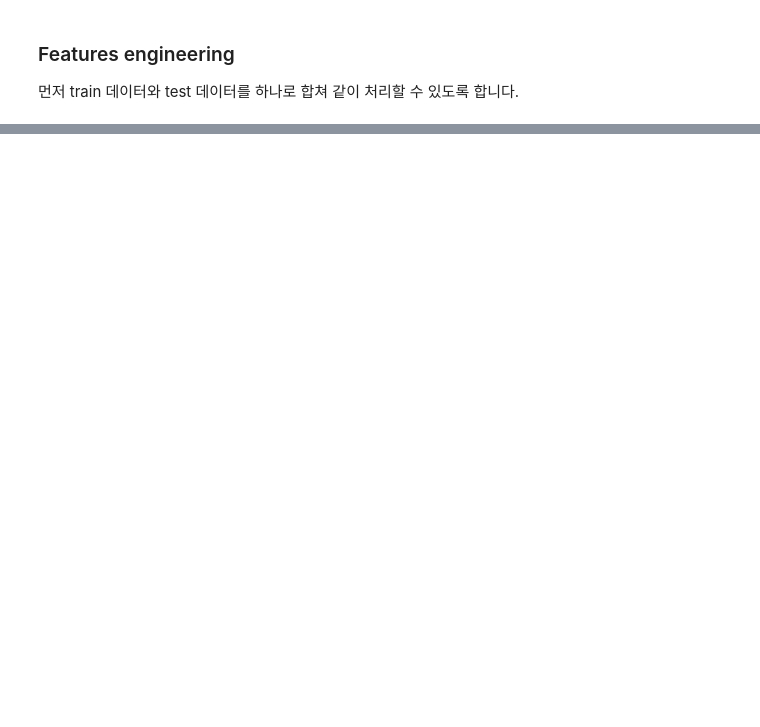
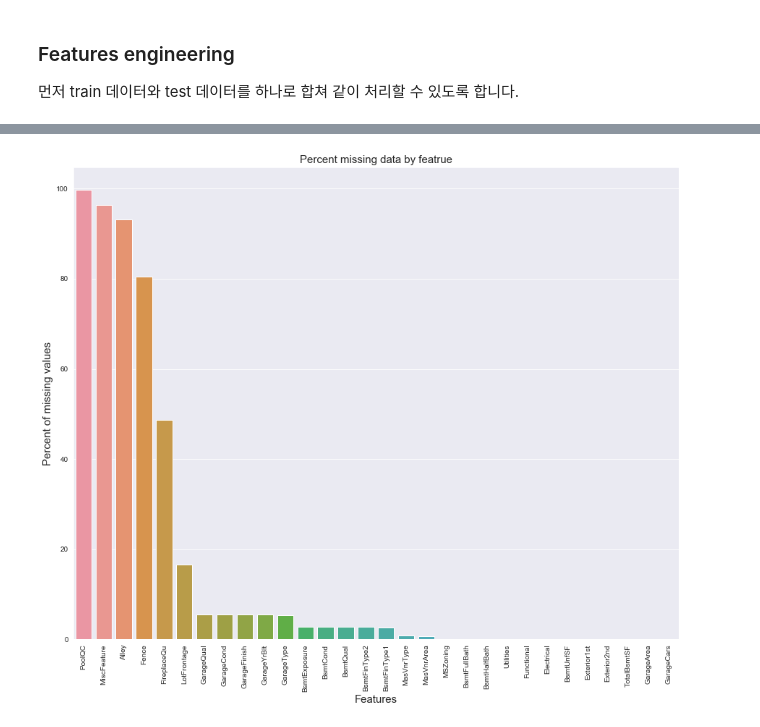
Before and after one commit to Ilevk/TIL, a Jupyter notebook: Kaggle/House Price/Stacked Regressions to predict House Prices.ipynb, the cells around one changed output, grey strips where cells are left out. Cells and saved outputs as stored; diff of their text form; code cells hidden in the pictures; blank space fills up the shorter version.

```diff
--- a/Kaggle/House Price/Stacked Regressions to predict House Prices.ipynb
+++ b/Kaggle/House Price/Stacked Regressions to predict House Prices.ipynb
@@ -240,0 +244,9 @@ print('데이터 전체 크기 : {}'.format(all_data.shape))
+# %%
+# 결측치를 백분율로 표현
+all_data_na = (all_data.isnull().sum() / len(all_data)) * 100
+# all_data_na에서 값이 0이라는건 결측치가 없다는 의미이므로 그 부분은 버리고,
+# 결측치가 존재하는 부분에서 30개 정도 변수로 저장, 내림차순.
+all_data_na = all_data_na.drop(all_data_na[all_data_na == 0].index).sort_values(ascending=False)[:30]
+missing_data = pd.DataFrame({'Missing Ratio' : all_data_na})
+# 20개만 확인.
+missing_data.head(20)
@@ -240,0 +271,13 @@ print('데이터 전체 크기 : {}'.format(all_data.shape))
+# %%
+# 막대 그래프를 그리기 위한 subplot
+f, ax = plt.subplots(figsize=(15, 12))
+# x축 라벨의 길이가 길기 때문에 라벨을 세로로 세워서 보이도록 돌립니다.
+plt.xticks(rotation='90')
+# 막대 그래프 그리기, x축은 라벨, y축은 결측 백분율.
+sns.barplot(x=all_data_na.index, y=all_data_na)
+plt.xlabel('Features', fontsize=15)
+plt.ylabel('Percent of missing values', fontsize=15)
+plt.title('Percent missing data by featrue', fontsize=15)
+plt.show()
+# %% [output]
+[figure, added]
```
Also changed, not shown: parts of 26 cells of this notebook.
